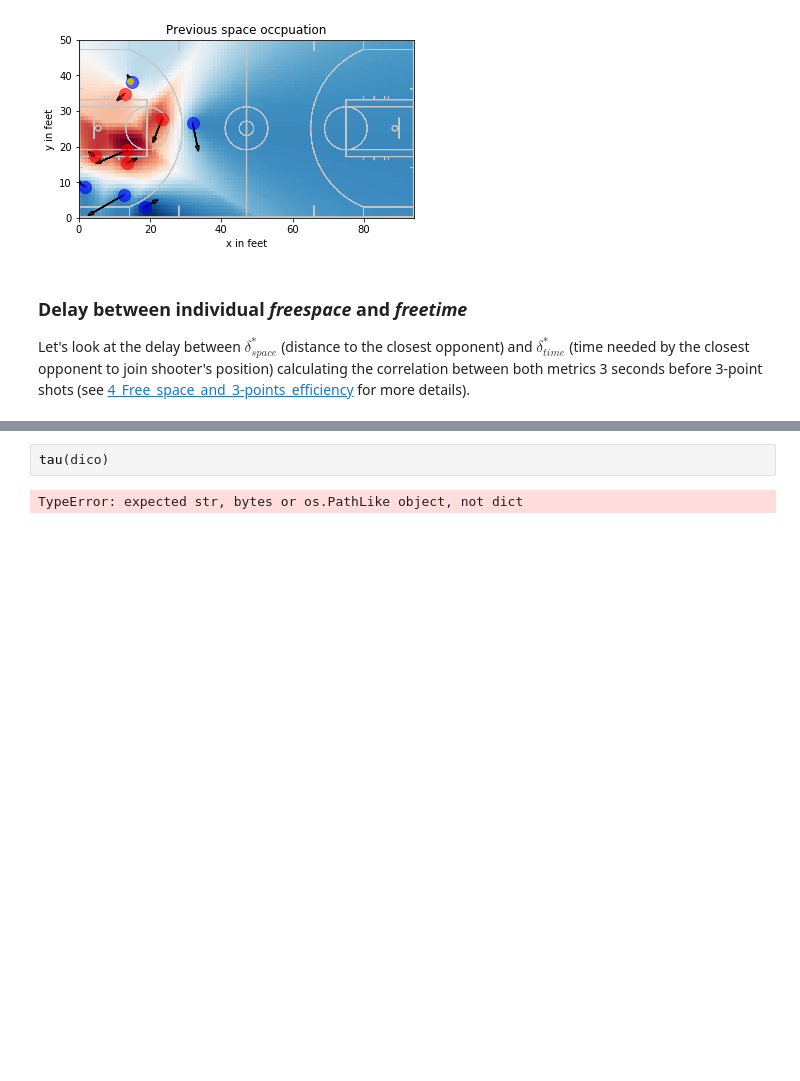
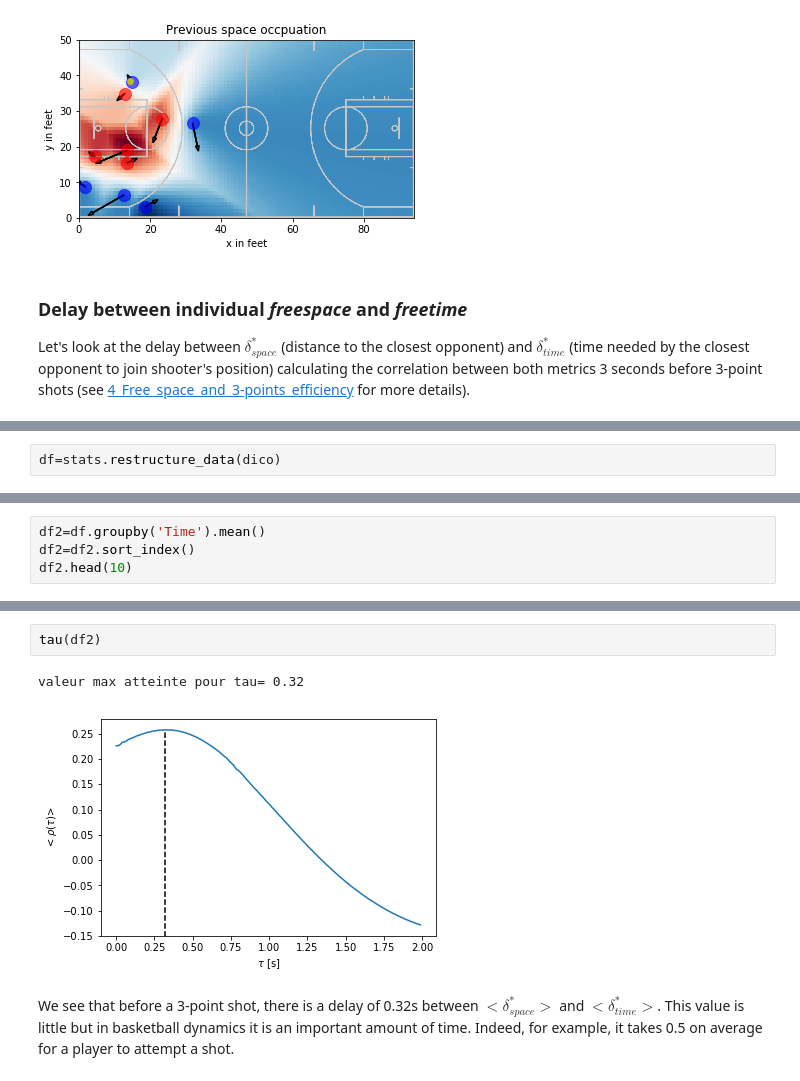
Before and after one commit to AmigoCap/MecaSportCo, a Jupyter notebook: 3_Comparison_of_ways_to_quantify_free_space.ipynb, the cells around one changed output, grey strips where cells are left out. Cells and saved outputs as stored; diff of their text form; blank space fills up the shorter version.

```diff
--- a/3_Comparison_of_ways_to_quantify_free_space.ipynb
+++ b/3_Comparison_of_ways_to_quantify_free_space.ipynb
@@ -444 +445,3 @@ import matplotlib.pyplot as plt
 dico=pickle.load(open('data/Shots','rb'))
+# %%
+df=stats.restructure_data(dico)
@@ -444,0 +456,4 @@ dico=pickle.load(open('data/Shots','rb'))
+# %%
+df2=df.groupby('Time').mean()
+df2=df2.sort_index()
+df2.head(10)
@@ -495,4 +514,7 @@ def tau(data):
 # %%
-tau(dico)
+tau(df2)
 # %% [output]
-TypeError: expected str, bytes or os.PathLike object, not dict
+valeur max atteinte pour tau= 0.32
+[figure, added]
+# %% [markdown]
+We see that before a 3-point shot, there is a delay of 0.32s between $<\delta_{space}^*>$ and $<\delta_{time}^*>$. This value is little but in basketball dynamics it is an important amount of time. Indeed, for example, it takes 0.5 on average for a player to attempt a shot.
```
Also changed, not shown: parts of 4 cells of this notebook, 4 other files.
